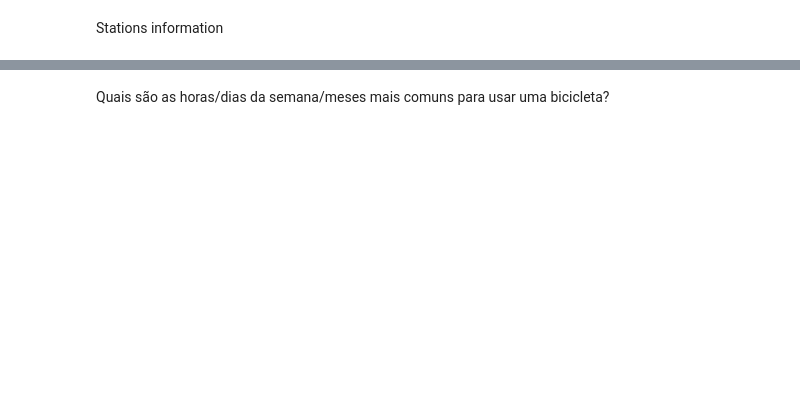
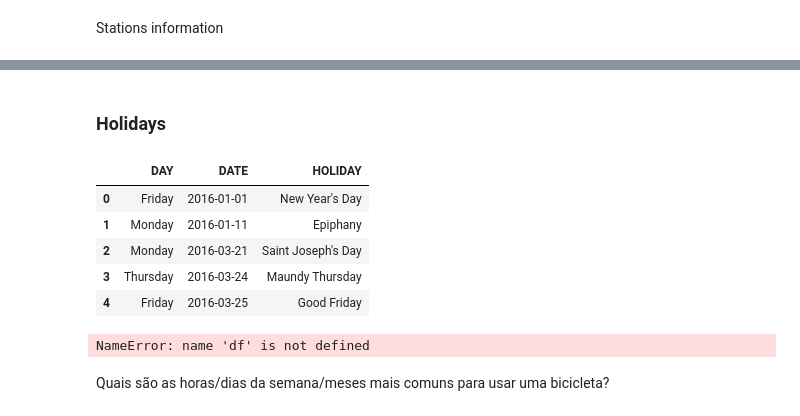
Before and after one commit to anafsa/ChildrenOfJupyter, a Jupyter notebook: Stage-3/EDA-Ana.ipynb, the cells around one changed output, grey strips where cells are left out. Saved outputs shown, nothing was run; the diff lists cells and outputs as text; code cells hidden in the pictures; blank space fills up the shorter version.

```diff
--- a/Stage-3/EDA-Ana.ipynb
+++ b/Stage-3/EDA-Ana.ipynb
@@ -247,0 +236,26 @@ df_info.head()
+# %% [markdown]
+### Holidays
+# %%
+def get_holidays():
+    holidays16 = pd.read_excel('holidays_columbia.xlsx', sheet_name='2016')
+    holidays17 = pd.read_excel('holidays_columbia.xlsx', sheet_name='2017')
+    holidays18 = pd.read_excel('holidays_columbia.xlsx', sheet_name='2018')
+    holidays19 = pd.read_excel('holidays_columbia.xlsx', sheet_name='2019')
+    holidays = pd.concat([holidays16, holidays17, holidays18, holidays19])
+    return holidays
+
+holidays = get_holidays()
+holidays.head()
+# %% [output]
+|  | DAY | DATE | HOLIDAY |
+| 0 | Friday | 2016-01-01 | New Year's Day |
+| 1 | Monday | 2016-01-11 | Epiphany |
+| 2 | Monday | 2016-03-21 | Saint Joseph's Day |
+| 3 | Thursday | 2016-03-24 | Maundy Thursday |
+| 4 | Friday | 2016-03-25 | Good Friday |
+# %%
+df['DATE'] = df['Fecha_Prestamo'].dt.date.astype(str)
+dfDATE_count = df.groupby('DATE').size().reset_index(name='count')
+holidays_count = pd.merge(dfDATE_count,holidays,on='DATE')
+# %% [output]
+NameError: name 'df' is not defined
```
Also changed, not shown: parts of 27 cells of this notebook.
